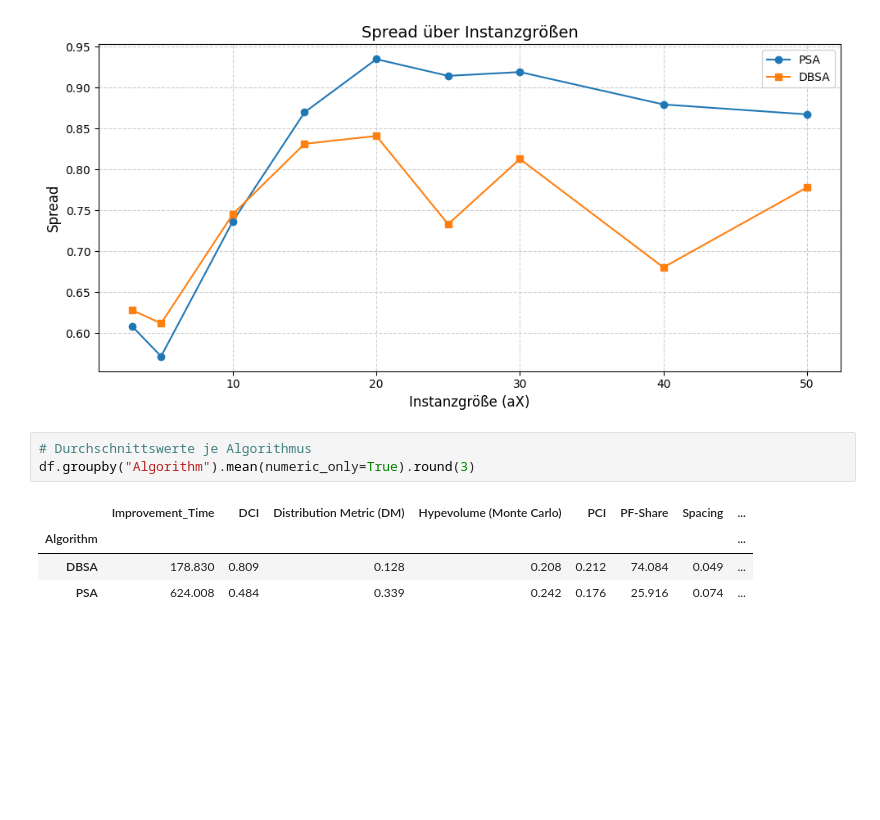
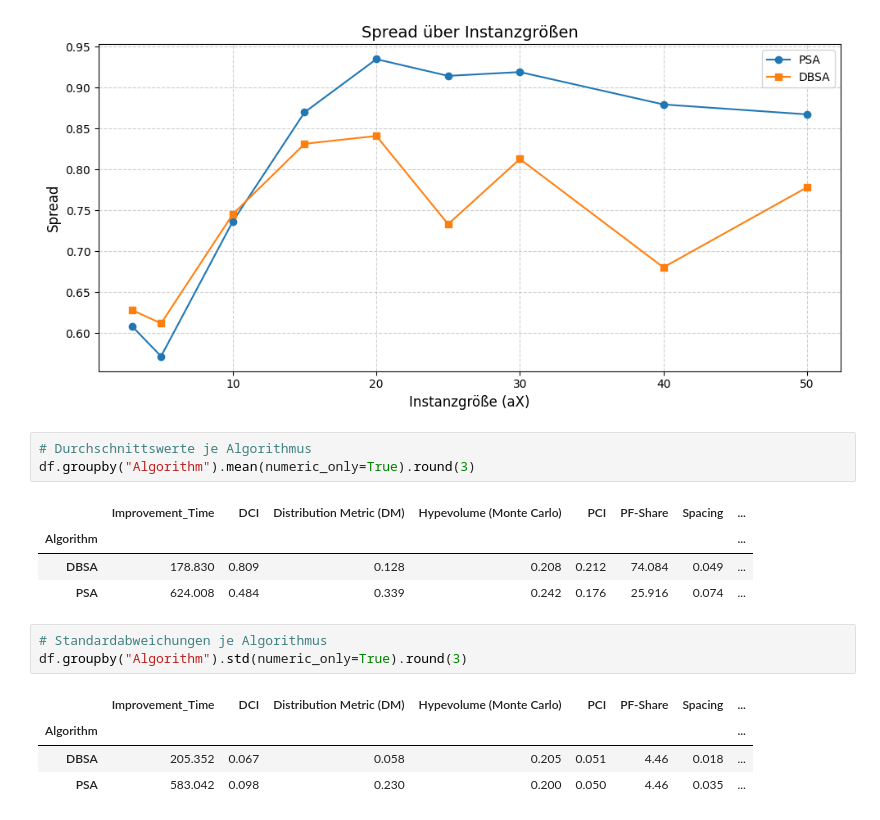
Before and after one commit to nklswlf/OptRail_Railroad_Construction, a Jupyter notebook: Data/Solutions_multiple_seeds/MOSA_multiple_seeds_evaluation.ipynb, the cells around one changed output. Saved outputs shown, nothing was run; the diff lists cells and outputs as text; blank space fills up the shorter version.

```diff
--- a/Data/Solutions_multiple_seeds/MOSA_multiple_seeds_evaluation.ipynb
+++ b/Data/Solutions_multiple_seeds/MOSA_multiple_seeds_evaluation.ipynb
@@ -132,3 +132,11 @@ df.groupby("Algorithm").mean(numeric_only=True).round(3)
 | Algorithm |  |  |  |  |  |  |  | ... |
 | DBSA | 178.830 | 0.809 | 0.128 | 0.208 | 0.212 | 74.084 | 0.049 | ... |
 | PSA | 624.008 | 0.484 | 0.339 | 0.242 | 0.176 | 25.916 | 0.074 | ... |
+# %%
+# Standardabweichungen je Algorithmus
+df.groupby("Algorithm").std(numeric_only=True).round(3)
+# %% [output]
+|  | Improvement_Time | DCI | Distribution Metric (DM) | Hypevolume (Monte Carlo) | PCI | PF-Share | Spacing | ... |
+| Algorithm |  |  |  |  |  |  |  | ... |
+| DBSA | 205.352 | 0.067 | 0.058 | 0.205 | 0.051 | 4.46 | 0.018 | ... |
+| PSA | 583.042 | 0.098 | 0.230 | 0.200 | 0.050 | 4.46 | 0.035 | ... |
```
